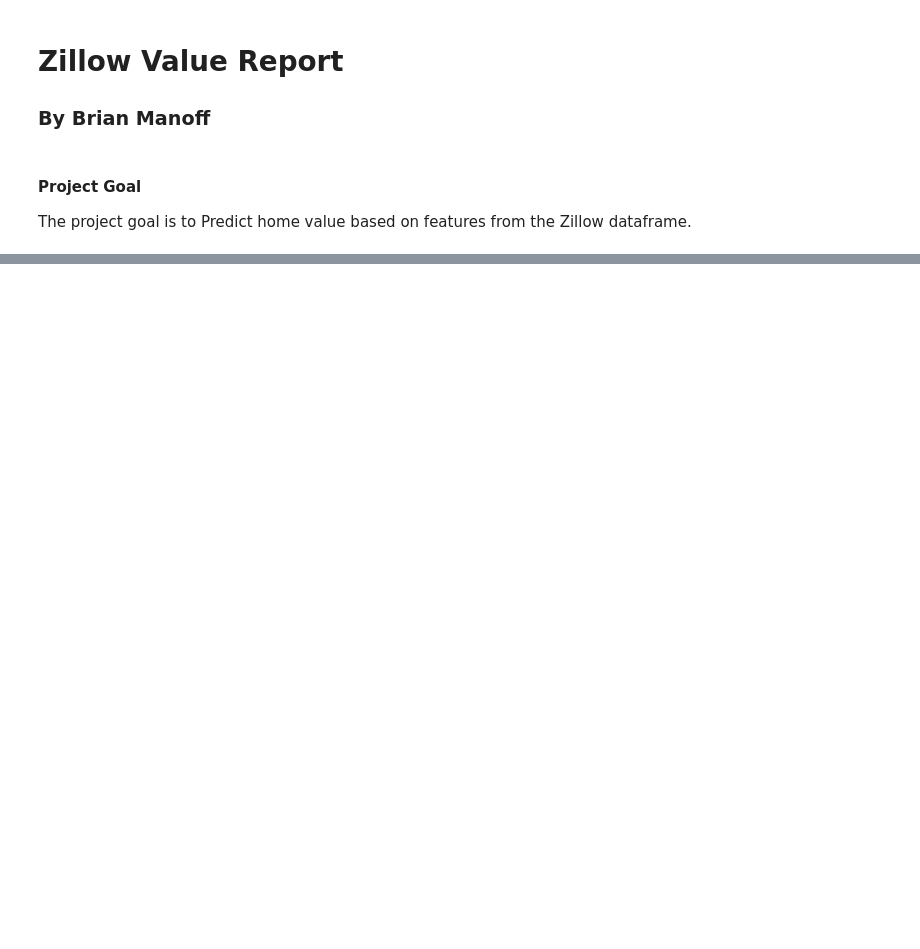
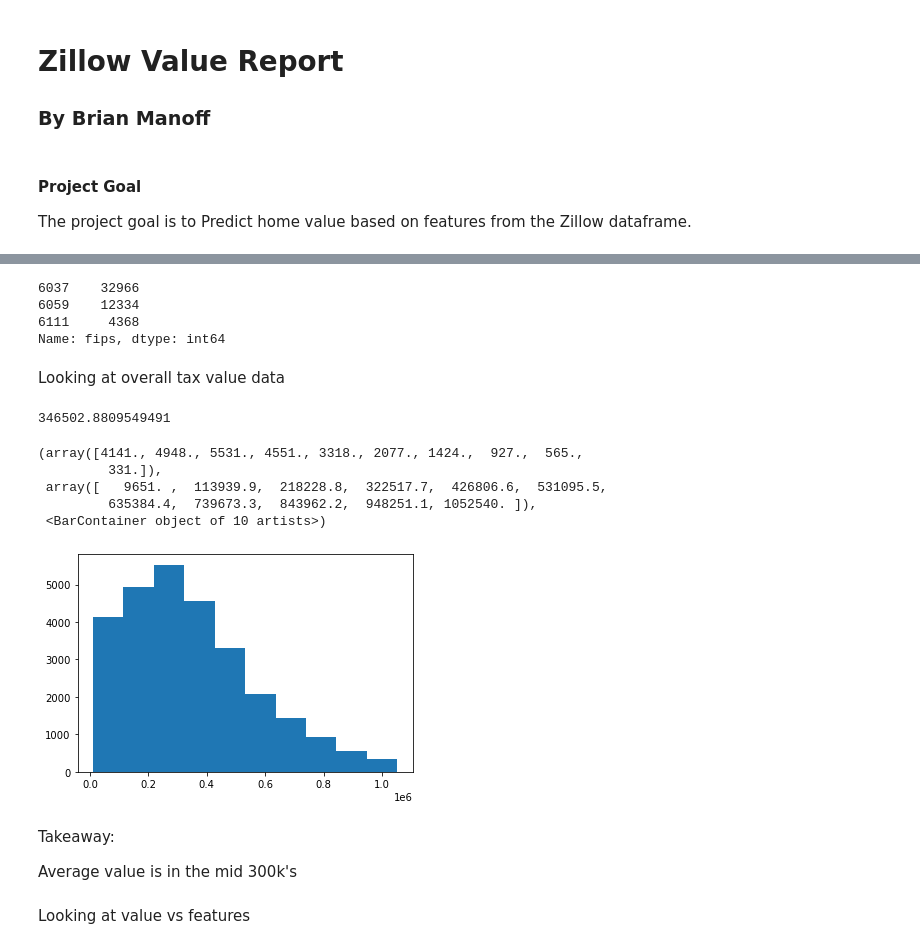
Before and after one commit to BManoff/regression-project, a Jupyter notebook: final_report.ipynb, the cells around one changed output, grey strips where cells are left out. Cells and saved outputs as stored; diff of their text form; code cells hidden in the pictures; blank space fills up the shorter version.

```diff
--- a/final_report.ipynb
+++ b/final_report.ipynb
@@ -29,0 +40,3 @@ Home value and housing estimates are a comtroversial subject. It is important to
+# %%
+df = wrangle.wrangle_zillow()
+df.shape
@@ -29,0 +54,28 @@ Home value and housing estimates are a comtroversial subject. It is important to
+# %%
+df.fips.value_counts()
+# %% [output]
+6037    32966
+6059    12334
+6111     4368
+Name: fips, dtype: int64
+# %%
+train, validate, test = wrangle.train_validate_test_split(df, seed=123) # creating data split
+# %% [markdown]
+Looking at overall tax value data
+# %%
+print(train.taxvaluedollarcnt.mean())
+plt.hist(train.taxvaluedollarcnt)
+# %% [output]
+346502.8809549491
+(array([4141., 4948., 5531., 4551., 3318., 2077., 1424.,  927.,  565.,
+         331.]),
+ array([   9651. ,  113939.9,  218228.8,  322517.7,  426806.6,  531095.5,
+         635384.4,  739673.3,  843962.2,  948251.1, 1052540. ]),
+ <BarContainer object of 10 artists>)
+[figure, added]
+# %% [markdown]
+Takeaway:
+
+Average value is in the mid 300k's
+# %% [markdown]
+Looking at value vs features
```
Also changed, not shown: parts of 38 cells of this notebook, 3 other files.
